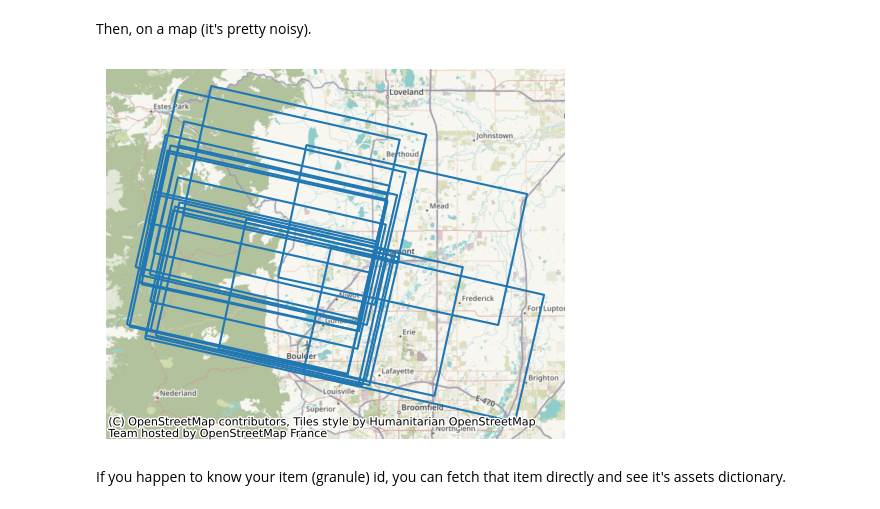
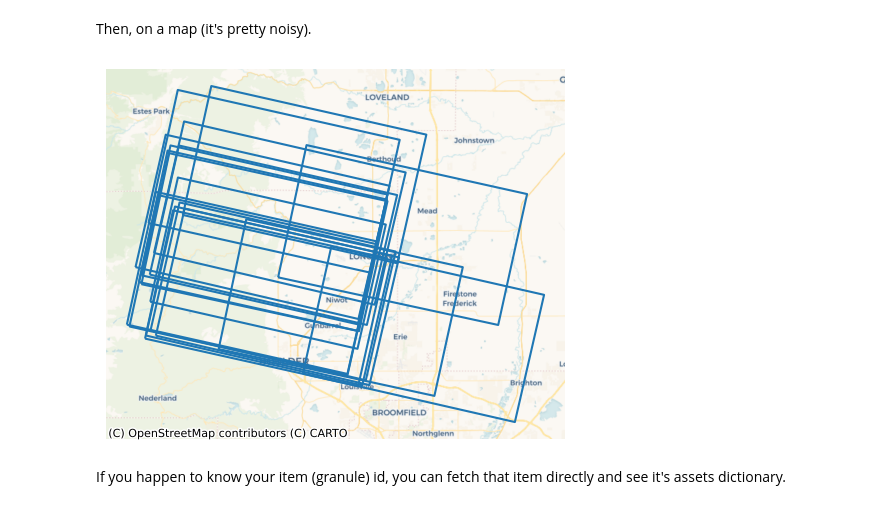
Before and after one commit to NASA-IMPACT/csda-client, a Jupyter notebook: docs/download.ipynb, the cells around one changed output. Cells and saved outputs as stored; diff of their text form; code cells hidden in the pictures.

```diff
--- a/docs/download.ipynb
+++ b/docs/download.ipynb
@@ -104,10 +104,10 @@ data_frame.head(5)
 Then, on a map (it's pretty noisy).
 # %%
 axes = data_frame.to_crs(epsg=3857).boundary.plot()
-contextily.add_basemap(axes)
+contextily.add_basemap(axes, source=contextily.providers.CartoDB.Voyager)
 axes.set_axis_off()
 # %% [output]
-[figure, old version]
+[figure, new version]
 # %% [markdown]
 If you happen to know your item (granule) id, you can fetch that item directly and see it's assets dictionary.
 # %%
```
Also changed, not shown: parts of 9 cells of this notebook, 11 other files.
